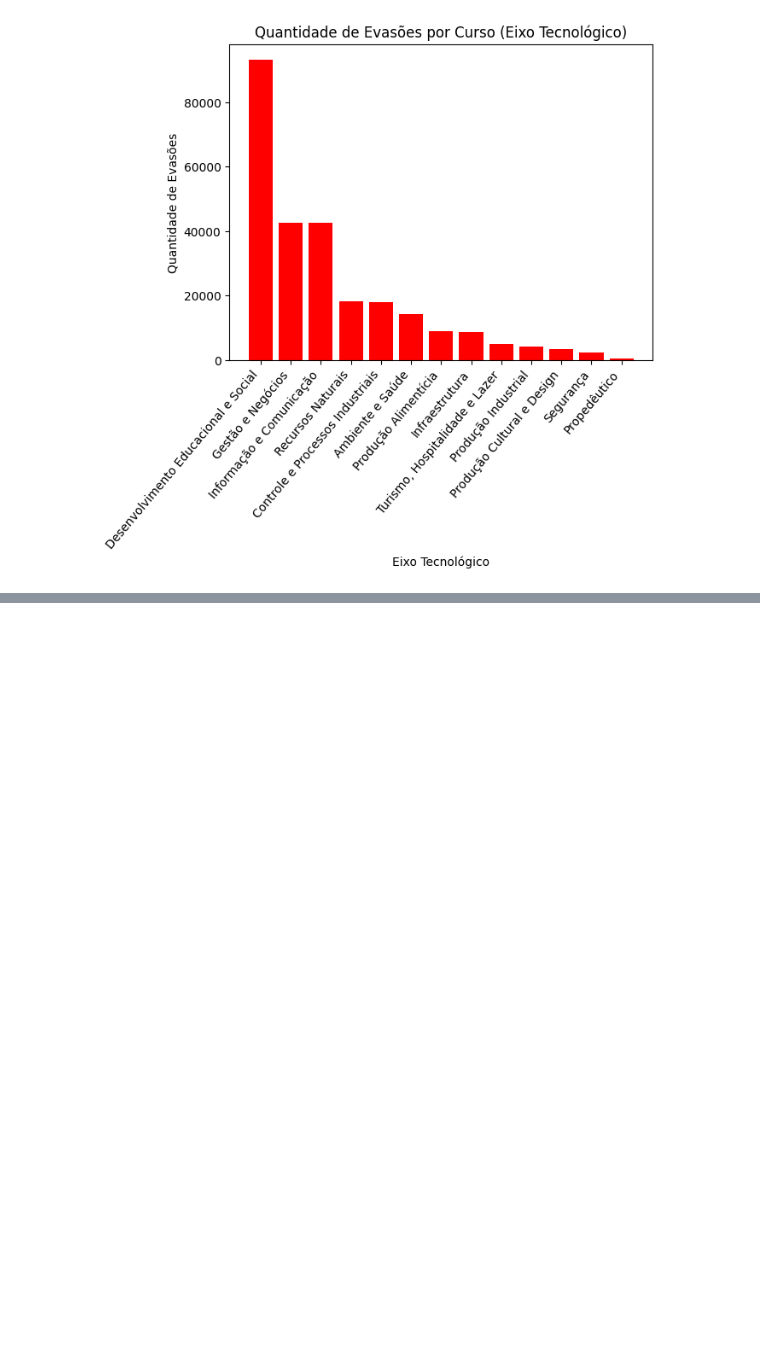
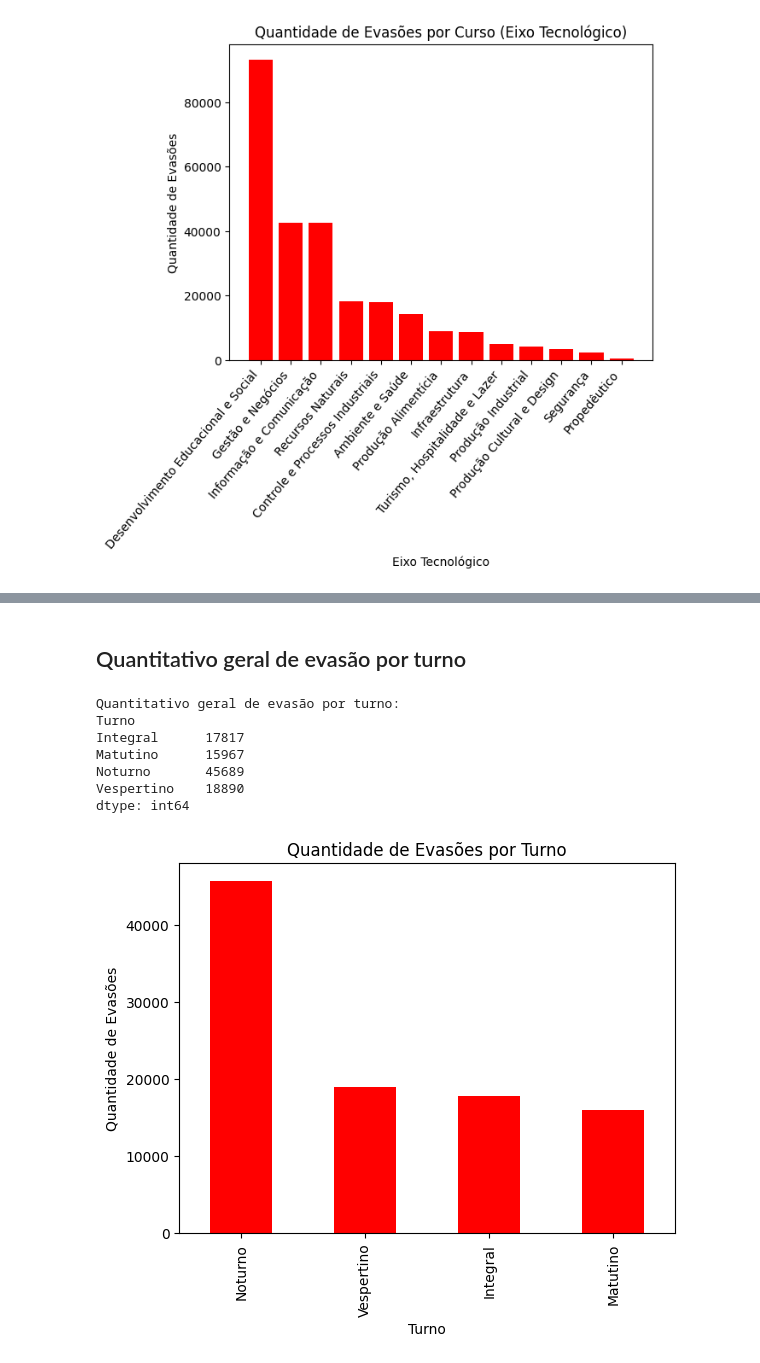
Before and after one commit to JoseChacon01/projeto_final_analise_dados, a Jupyter notebook: Projeto_Final_Analise.ipynb, the cells around one changed output, grey strips where cells are left out. Cells and saved outputs as stored; diff of their text form; code cells hidden in the pictures; blank space fills up the shorter version.

```diff
--- a/Projeto_Final_Analise.ipynb
+++ b/Projeto_Final_Analise.ipynb
@@ -465,0 +520,38 @@ Name: Eixo Tecnológico, dtype: int64
+# %% [markdown]
+## Quantitativo geral de evasão por turno
+# %%
+
+arquivo_csv = "2021 - Eficiência Acadêmica.csv"
+dados = pd.read_csv(arquivo_csv, delimiter=';')
+
+# Corrige os valores dos turnos
+dados['Turno'] = dados['Turno'].replace({'Norturno': 'Noturno'})
+
+# Filtra os dados de evasão excluindo o turno "Não se aplica"
+evasao_filtrada = dados[(dados['Categoria da Situação'] == 'Evadidos') & (dados['Turno'] != 'Não se aplica')]
+
+# Agrupando por turno e contando a quantidade de evasões
+quantidade_evasao_por_turno = evasao_filtrada.groupby('Turno').size()
+
+print("Quantitativo geral de evasão por turno:")
+print(quantidade_evasao_por_turno)
+
+
+
+
+evasao_filtrada['Turno'].value_counts().plot(kind='bar', color='red')
+
+plt.ylabel('Quantidade de Evasões')
+plt.xlabel('Turno')
+plt.title('Quantidade de Evasões por Turno')
+
+plt.show()
+# %% [output]
+Quantitativo geral de evasão por turno:
+Turno
+Integral      17817
+Matutino      15967
+Noturno       45689
+Vespertino    18890
+dtype: int64
+[figure, added]
```
Also changed, not shown: parts of 11 cells of this notebook.
